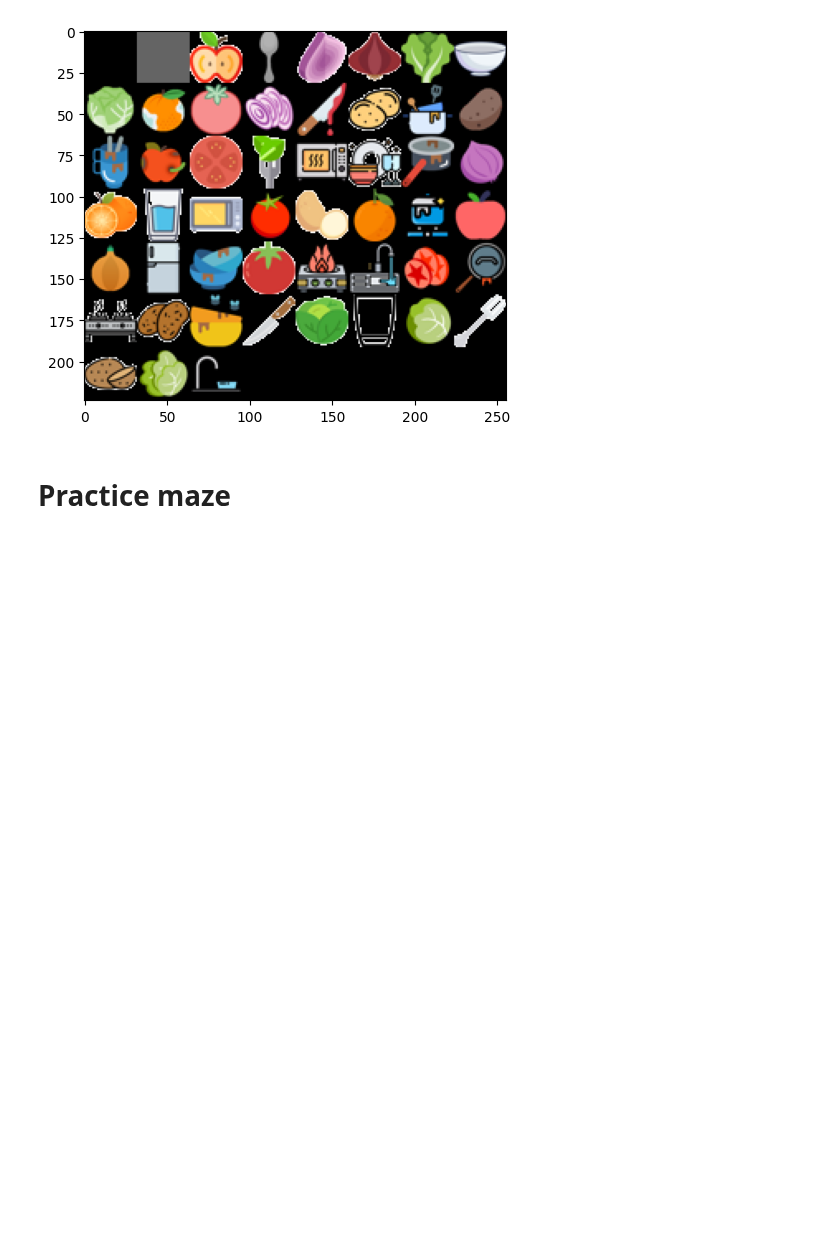
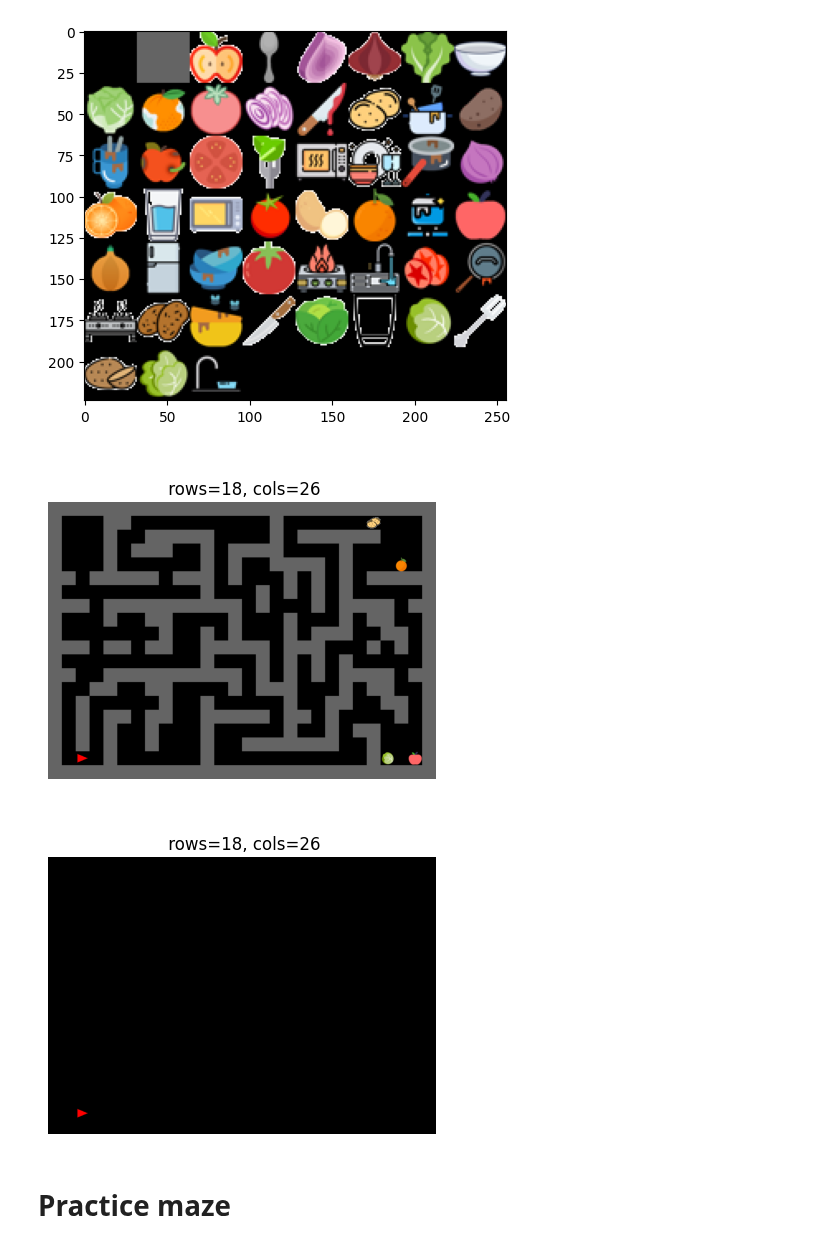
Before and after one commit to wcarvalho/human-dyna-web, a Jupyter notebook: housemaze-mazes.ipynb, the cells around one changed output. Drawn from its saved outputs; the diff is of its cells as text; code cells hidden in the pictures; blank space fills up the shorter version.

```diff
--- a/housemaze-mazes.ipynb
+++ b/housemaze-mazes.ipynb
@@ -51,6 +51,28 @@ def render_maze(maze_str, goal=None, ax=None, include_spawn=False, **kwargs):
         *level_init, image_dict,
         spawn_locs=utils.from_str_spawning(maze_str) if include_spawn else None,
         **kwargs
+    )
+    if ax is None:
+        fig, ax = plt.subplots(1, figsize=(5, 5))
+    ax.imshow(image)
+    grid = level_init[0]
+    title = f"\n rows={grid.shape[0]}, cols={grid.shape[1]}"
+    if goal is not None:
+        title += f"Goal = {image_dict['keys'][goal]}"
+    ax.set_title(title)
+    grid = level_init[0]
+    # title = f"\n rows={grid.shape[0]}, cols={grid.shape[1]}"
+    # ax.set_title(title)
+    ax.axis('off')
+    ax.set_xticks([])
+    ax.set_yticks([])
+
+def render_agent(maze_str, goal=None, ax=None, include_spawn=False, **kwargs):
+    level_init = utils.from_str(maze_str, char2key)
+    image = renderer.agent_position_in_grid(
+        *level_init, image_dict,
+        # spawn_locs=utils.from_str_spawning(maze_str) if include_spawn else None,
+        # **kwargs
     )
     if ax is None:
         fig, ax = plt.subplots(1, figsize=(5, 5))
@@ -71,34 +93,39 @@ def render_path(maze_str, goal, ax=None, rng=None, include_spawn=False, **kwargs
     level_init = utils.from_str(maze_str, char2key)
     image = renderer.create_image_from_grid(
         *level_init, image_dict,
         spawn_locs=utils.from_str_spawning(maze_str) if include_spawn else None,
         **kwargs)
     grid = level_init[0]
     path = utils.find_optimal_path(grid, level_init[1], np.array([goal]), rng=rng)
     actions = utils.actions_from_path(path)
     changes = utils.count_action_changes(actions[:-1])
 
     if ax is None:
         fig, ax = plt.subplots(1, figsize=(5, 5))
     if path is None:
         title = f"NO PATH FOUND"
         ax.imshow(image)
         ax.set_title(title)
         # renderer.place_arrows_on_image(image, path, actions, *level_init[0].shape[:2], ax=ax)
     else:
         title = f"Path length: {len(path)}. Turns: {sum(changes)}"
         # title += f"\n rows={grid.shape[0]}, cols={grid.shape[1]}"
         title += f"\n Goal = {image_dict['keys'][goal]}"
         ax.set_title(title)
         renderer.place_arrows_on_image(image, path, actions, *level_init[0].shape[:2], ax=ax)
 
-# render_maze(mazes.big_m3_maze1)
+render_maze(mazes.big_m3_maze1)
+render_agent(mazes.big_m3_maze1)
+
 # render_path(mazes.big_m3_maze1, goal=task_objects[1], include_objects=True, include_spawn=False)
 
 # render_maze(mazes.maze1)
 # render_maze(mazes.maze2)
 # render_maze(mazes.maze3)
 # render_maze(mazes.maze4)
+# %% [output]
+[figure, added]
+[figure, added]
 # %% [markdown]
 # Practice maze
 # %%
```
Also changed, not shown: 6 other files.
